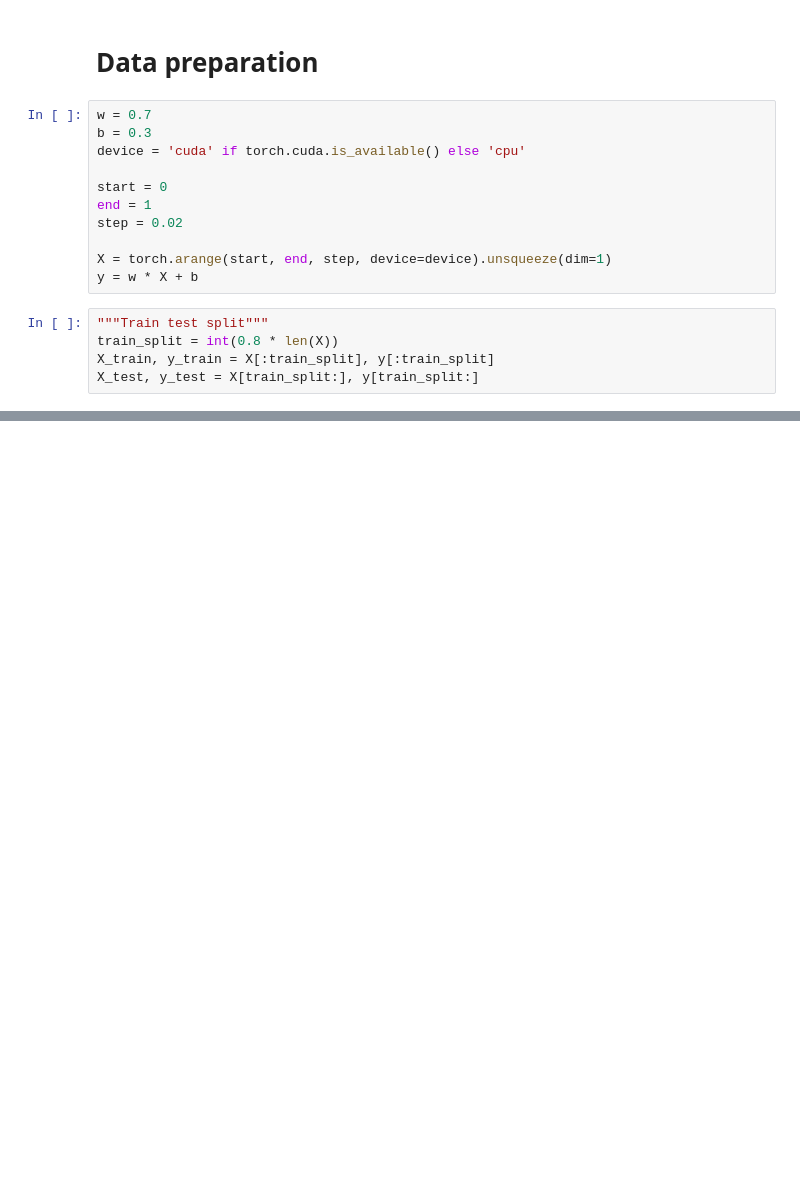
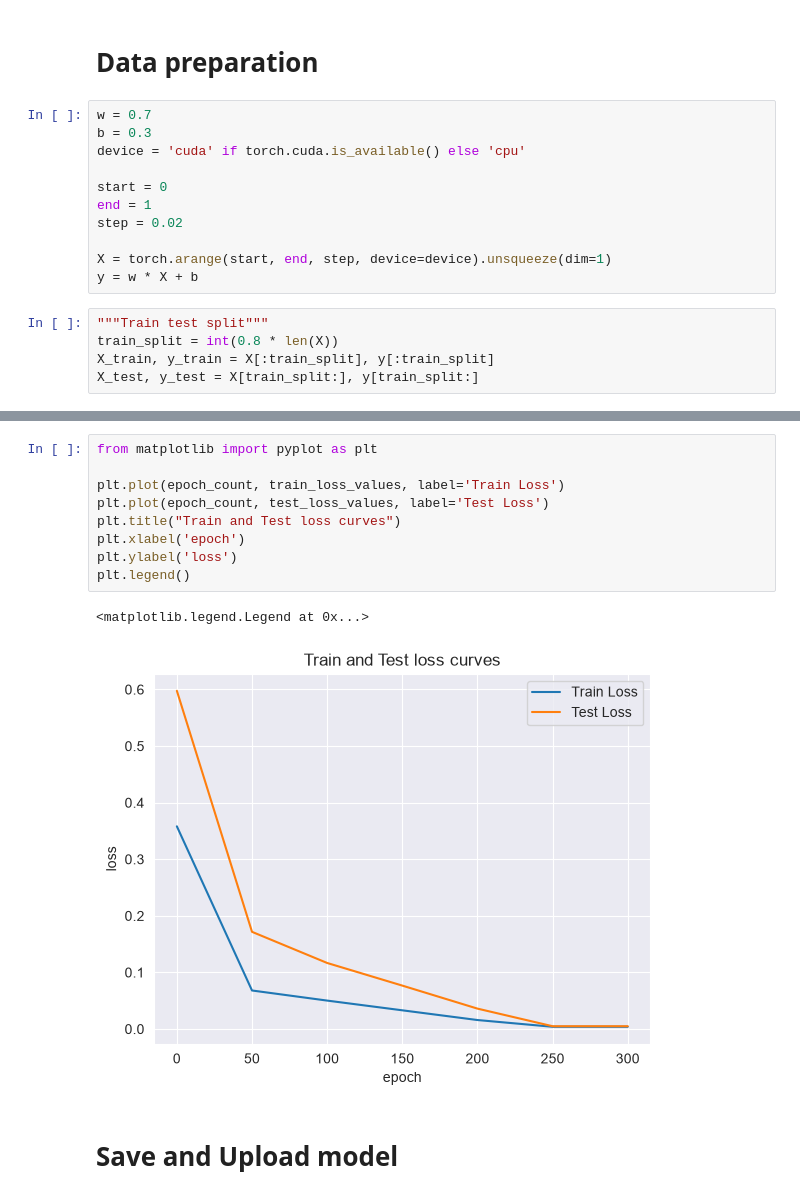
Before and after one commit to alisher12313/MachineLearningJourney, a Jupyter notebook: andrewng_deep-learning/pytorch-directory/torch-workflow.ipynb, the cells around one changed output, grey strips where cells are left out. Drawn from its saved outputs; the diff is of its cells as text; blank space fills up the shorter version.

```diff
--- a/andrewng_deep-learning/pytorch-directory/torch-workflow.ipynb
+++ b/andrewng_deep-learning/pytorch-directory/torch-workflow.ipynb
@@ -82,0 +197,14 @@ class LinearRegression(nn.Module):
+# %%
+from matplotlib import pyplot as plt
+
+plt.plot(epoch_count, train_loss_values, label='Train Loss')
+plt.plot(epoch_count, test_loss_values, label='Test Loss')
+plt.title("Train and Test loss curves")
+plt.xlabel('epoch')
+plt.ylabel('loss')
+plt.legend()
+# %% [output]
+<matplotlib.legend.Legend at 0x...>
+[figure, added]
+# %% [markdown]
+# Save and Upload model
```
Also changed, not shown: parts of 15 cells of this notebook, 1 other file.
